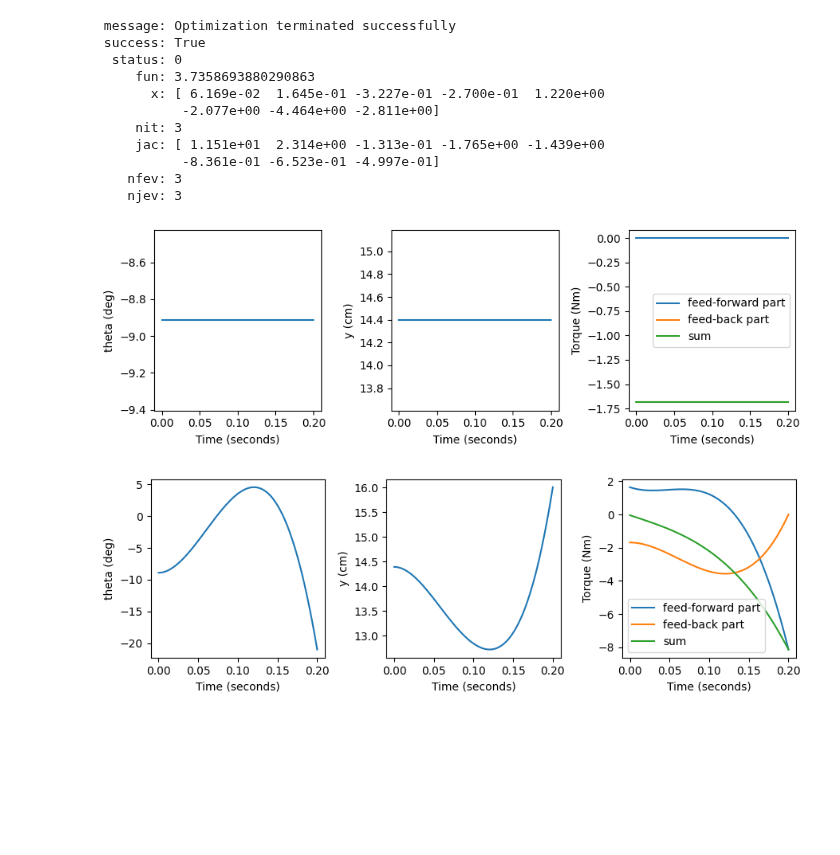
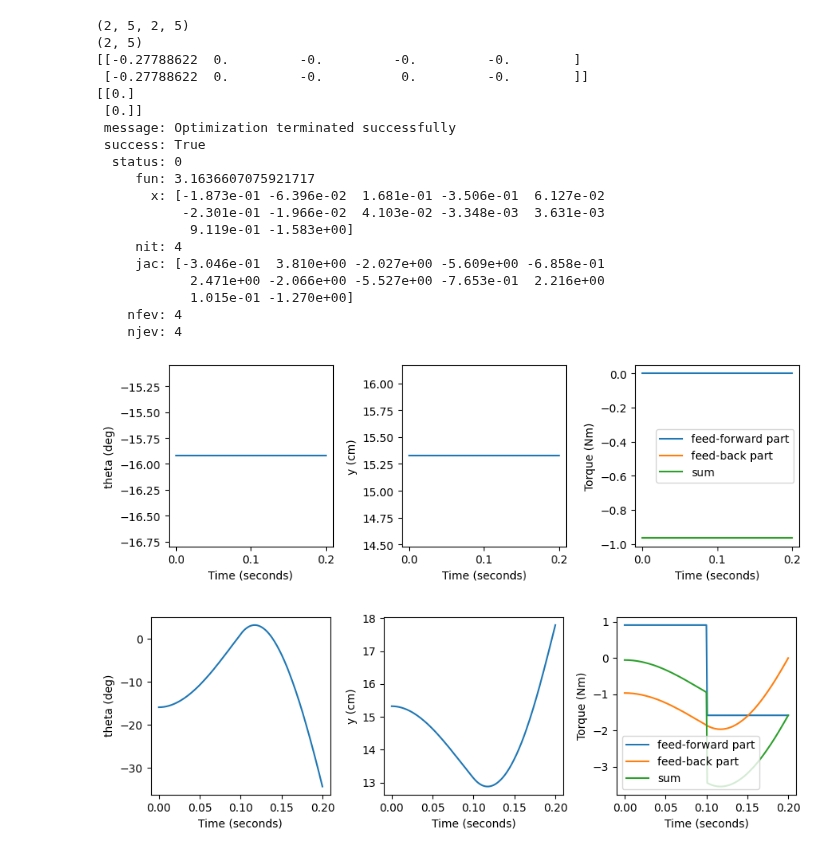
Before and after one commit to JGSuw/hsa_hopper_control, a Jupyter notebook: notebooks/hop_controller_combined.ipynb, the cells around one changed output. Saved outputs shown, nothing was run; the diff lists cells and outputs as text; code cells hidden in the pictures; blank space fills up the shorter version.

```diff
--- a/notebooks/hop_controller_combined.ipynb
+++ b/notebooks/hop_controller_combined.ipynb
@@ -103,7 +101,7 @@ def euler(x0, dt, steps, dynamics_params):
     x = np.zeros((len(x0),steps+1))
     x[:,0] = x0
     for i in range(1,steps+1):
-        f = hsa_hopper.dynamics.evaluate(x[0,i-1],x[1,i-1],0,dynamics_params)
+        f = stance_dynamics(x[0,i-1],x[1,i-1],0,dynamics_params)
         x[0,i] = x[0,i-1] + dt*x[1,i-1] + (.5*dt**2)*f
         x[1,i] = x[1,i-1] + dt*f
         t[i] = t[i-1] + dt
@@ -175,51 +187,64 @@ make_interp_figure(x_interp_stance, u_interp_stance, dynamics_params)
 # %%
 # generate initial guess for the startup controller solution via
 # forward simulation of passive system
-collo_params = hsa_hopper.collocation.CollocationParameters(1,4,4,0,tf)
+collo_params = hsa_hopper.collocation.CollocationParameters(2,5,1,3,0,tf)
 x_interp, u_interp = initial_guess(dynamics_params,
                                    collo_params,
                                    startup_boundary_cond,
                                    tf,
                                    1e-4)
 make_interp_figure(x_interp, u_interp, dynamics_params)
-z = np.hstack([x_interp.mat.flatten(),u_interp.mat.flatten()])
+z = np.zeros((collo_params.Ns,collo_params.Nx+collo_params.Nu))
+z[:,:collo_params.Nx] = x_interp.mat
+z[:,collo_params.Nx:] = u_interp.mat
+z = z.flatten(order='F')
 
 # solve optimal control problem for startup controller
 bvp = hsa_hopper.collocation.HopBVP(
     [startup_boundary_cond['x1'],
      startup_boundary_cond['xdot1']],
     [startup_boundary_cond['xN'],
      startup_boundary_cond['xdotN']],
-    [-50*np.pi/180,-20],
-    [20*np.pi/180,20],
+    # [-50*np.pi/180,-20],
+    # [20*np.pi/180,20],
+    [-1e3,-1e3],
+    [1e3,1e3],
     dynamics_params,
     collo_params,
 )
 result = bvp.optimize(z, options = {
     'ftol': 1e-3,
     'maxiter': 200,
     'eps': 1e-4,
 },
-regeneration=False)
+regeneration=True)
 print(result)
 
 x_interp_startup= hsa_hopper.collocation.PiecewiseInterpolation(bvp.c_mat,collo_params.tk)
 u_interp_startup= hsa_hopper.collocation.PiecewiseInterpolation(bvp.d_mat,collo_params.tk)
 make_interp_figure(x_interp_startup, u_interp_startup, dynamics_params)
 # %% [output]
+(2, 5, 2, 5)
+(2, 5)
+[[-0.27788622  0.         -0.         -0.         -0.        ]
+ [-0.27788622  0.         -0.          0.         -0.        ]]
+[[0.]
+ [0.]]
  message: Optimization terminated successfully
  success: True
   status: 0
-     fun: 3.7358693880290863
-       x: [ 6.169e-02  1.645e-01 -3.227e-01 -2.700e-01  1.220e+00
-           -2.077e+00 -4.464e+00 -2.811e+00]
-     nit: 3
-     jac: [ 1.151e+01  2.314e+00 -1.313e-01 -1.765e+00 -1.439e+00
-           -8.361e-01 -6.523e-01 -4.997e-01]
-    nfev: 3
-    njev: 3
+     fun: 3.1636607075921717
+       x: [-1.873e-01 -6.396e-02  1.681e-01 -3.506e-01  6.127e-02
+           -2.301e-01 -1.966e-02  4.103e-02 -3.348e-03  3.631e-03
+            9.119e-01 -1.583e+00]
+     nit: 4
+     jac: [-3.046e-01  3.810e+00 -2.027e+00 -5.609e+00 -6.858e-01
+            2.471e+00 -2.066e+00 -5.527e+00 -7.653e-01  2.216e+00
+            1.015e-01 -1.270e+00]
+    nfev: 4
+    njev: 4
-[figure, old version]
+[figure, new version]
-[figure, old version]
+[figure, new version]
 # %%
 # build the controller
 potential_string = 'hsa' if dynamics_params.hsa_potential is not None else 'no_hsa'
```
Also changed, not shown: parts of 2 cells of this notebook, 3 other files.
